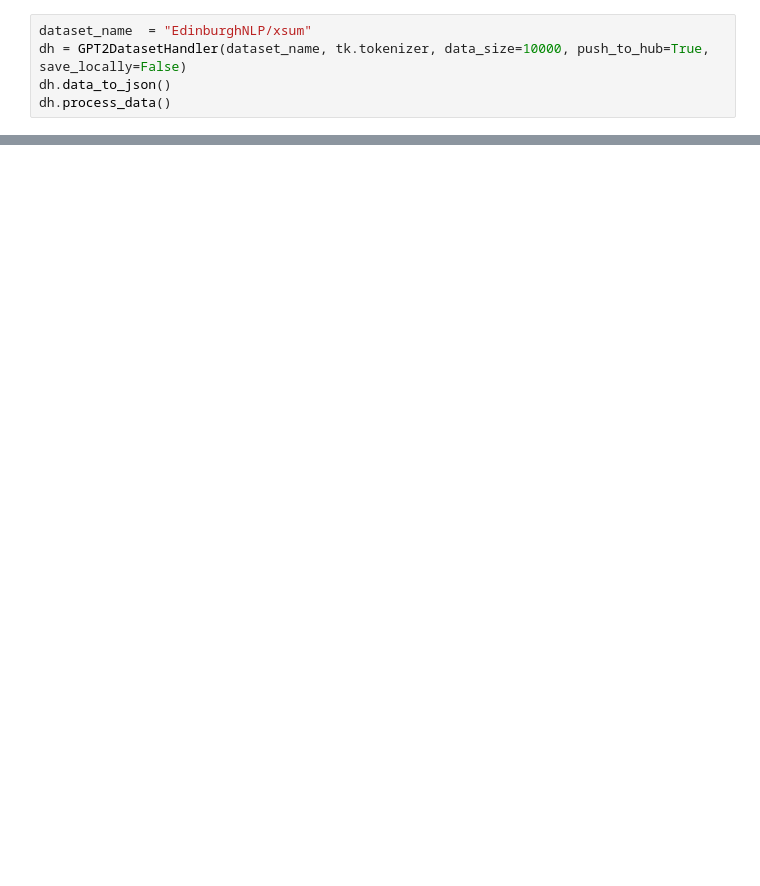
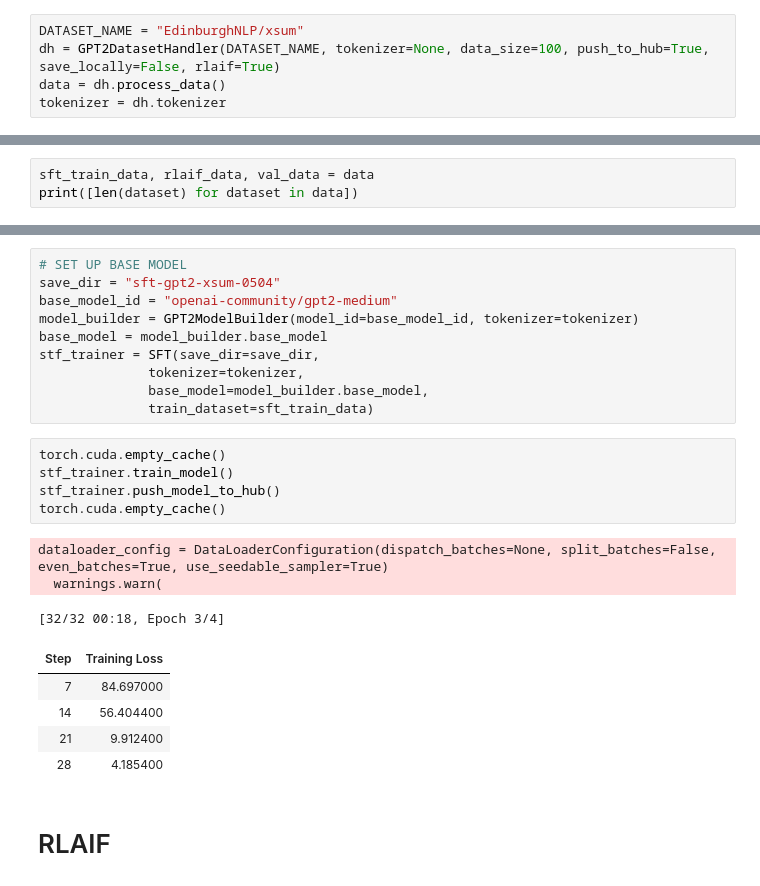
Before and after one commit to jth500/maet-pln, a Jupyter notebook: notebooks/run_gpt2-m.ipynb, the cells around one changed output, grey strips where cells are left out. Saved outputs shown, nothing was run; the diff lists cells and outputs as text; blank space fills up the shorter version.

```diff
--- a/notebooks/run_gpt2-m.ipynb
+++ b/notebooks/run_gpt2-m.ipynb
@@ -20,7 +62,7 @@ GPT2TokenizerFast(name_or_path='gpt2-medium', vocab_size=50257, model_max_length
 # %%
-dataset_name  = "EdinburghNLP/xsum"
-dh = GPT2DatasetHandler(dataset_name, tk.tokenizer, data_size=10000, push_to_hub=True, save_locally=False)
-dh.data_to_json()
-dh.process_data()
+DATASET_NAME = "EdinburghNLP/xsum"
+dh = GPT2DatasetHandler(DATASET_NAME, tokenizer=None, data_size=100, push_to_hub=True, save_locally=False, rlaif=True)
+data = dh.process_data()
+tokenizer = dh.tokenizer
 # %% [output]
 Token is valid (permission: write).
@@ -38,0 +94,3 @@ PosixPath('/Users/toby/Dev/maet-pln/notebooks')
+# %%
+sft_train_data, rlaif_data, val_data = data
+print([len(dataset) for dataset in data])
@@ -38,0 +107,26 @@ PosixPath('/Users/toby/Dev/maet-pln/notebooks')
+# %%
+# SET UP BASE MODEL
+save_dir = "sft-gpt2-xsum-0504"
+base_model_id = "openai-community/gpt2-medium"
+model_builder = GPT2ModelBuilder(model_id=base_model_id, tokenizer=tokenizer)
+base_model = model_builder.base_model
+stf_trainer = SFT(save_dir=save_dir,
+              tokenizer=tokenizer,
+              base_model=model_builder.base_model,
+              train_dataset=sft_train_data)
+# %%
+torch.cuda.empty_cache()
+stf_trainer.train_model()
+stf_trainer.push_model_to_hub()
+torch.cuda.empty_cache()
+# %% [output]
+dataloader_config = DataLoaderConfiguration(dispatch_batches=None, split_batches=False, even_batches=True, use_seedable_sampler=True)
+  warnings.warn(
+[32/32 00:18, Epoch 3/4]
+| Step | Training Loss |
+| 7 | 84.697000 |
+| 14 | 56.404400 |
+| 21 | 9.912400 |
+| 28 | 4.185400 |
+# %% [markdown]
+# RLAIF
```
Also changed, not shown: parts of 23 cells of this notebook.
